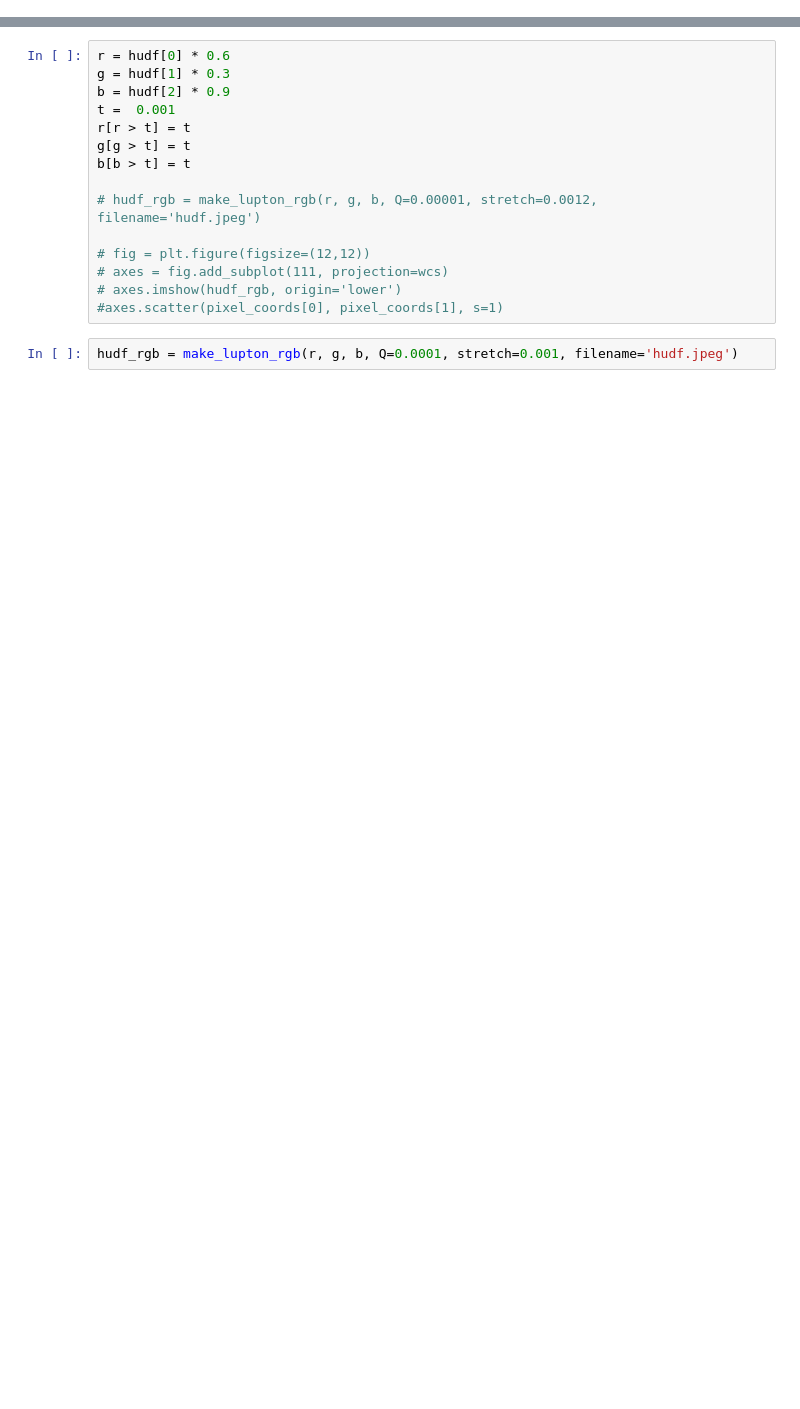
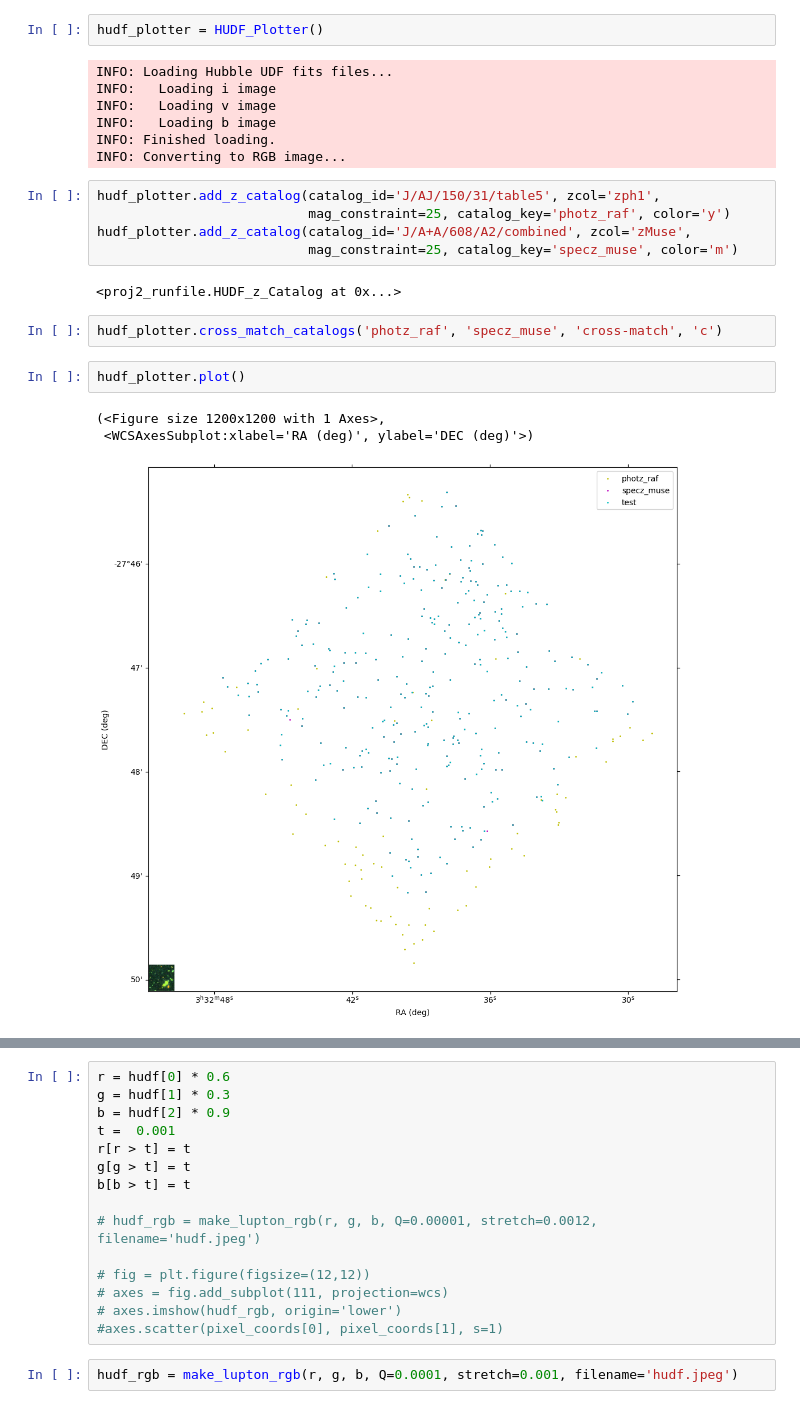
Before and after one commit to Kkev1229/Astr142-Project2, a Jupyter notebook: test.ipynb, the cells around one changed output, grey strips where cells are left out. Cells and saved outputs as stored; diff of their text form; blank space fills up the shorter version.

```diff
--- a/test.ipynb
+++ b/test.ipynb
@@ -15,0 +20,24 @@ from astropy.coordinates import Angle
+# %%
+hudf_plotter = HUDF_Plotter()
+# %% [output]
+INFO: Loading Hubble UDF fits files...
+INFO:   Loading i image
+INFO:   Loading v image
+INFO:   Loading b image
+INFO: Finished loading.
+INFO: Converting to RGB image...
+# %%
+hudf_plotter.add_z_catalog(catalog_id='J/AJ/150/31/table5', zcol='zph1',
+                           mag_constraint=25, catalog_key='photz_raf', color='y')
+hudf_plotter.add_z_catalog(catalog_id='J/A+A/608/A2/combined', zcol='zMuse',
+                           mag_constraint=25, catalog_key='specz_muse', color='m')
+# %% [output]
+<proj2_runfile.HUDF_z_Catalog at 0x...>
+# %%
+hudf_plotter.cross_match_catalogs('photz_raf', 'specz_muse', 'cross-match', 'c')
+# %%
+hudf_plotter.plot()
+# %% [output]
+(<Figure size 1200x1200 with 1 Axes>,
+ <WCSAxesSubplot:xlabel='RA (deg)', ylabel='DEC (deg)'>)
+[figure, added]
```
Also changed, not shown: parts of 11 cells of this notebook, 2 other files.
